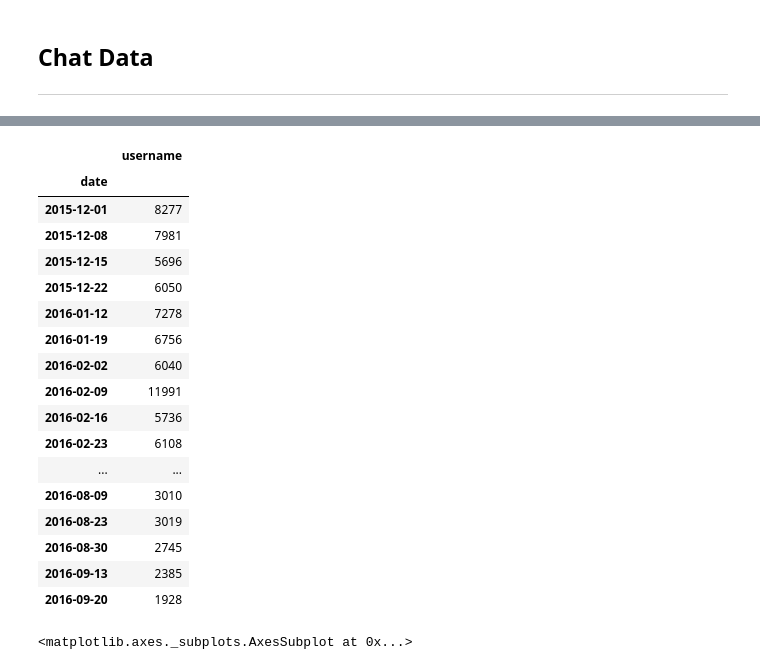
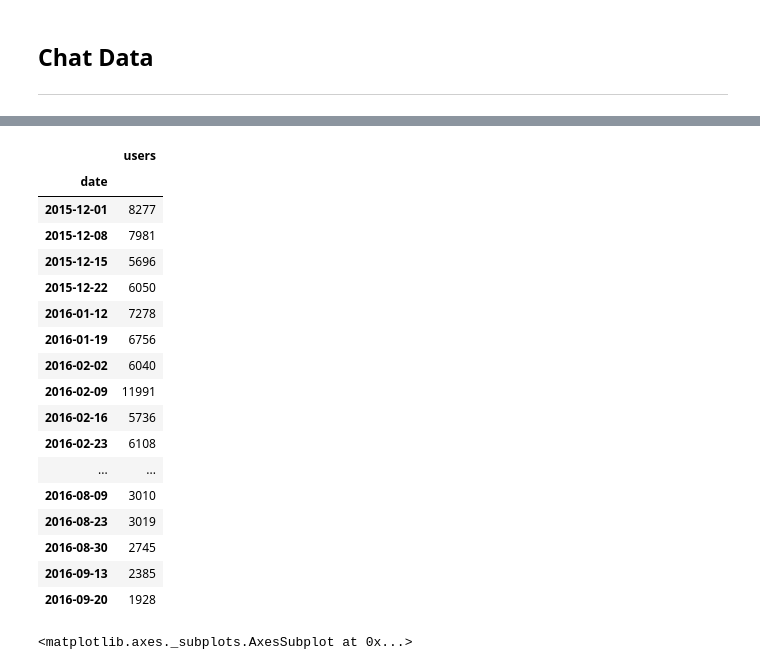
Before and after one commit to rbtvstats/rbtvstats, a Jupyter notebook: notebooks/chat_duell.ipynb, the cells around one changed output, grey strips where cells are left out. Drawn from its saved outputs; the diff is of its cells as text; code cells hidden in the pictures.

```diff
--- a/notebooks/chat_duell.ipynb
+++ b/notebooks/chat_duell.ipynb
@@ -29,7 +29,7 @@ chat = pd.DataFrame({}, columns=columns)
 
 #read chat files
 exp = re.compile('\[(.+?)\] <(.+?)> (.+)?')
-files = (os.listdir(CHAT_DATA_DIRECTORY))
+files = sorted(os.listdir(CHAT_DATA_DIRECTORY))
 for filename in files:
     if filename.endswith('.txt'):
         filepath = os.path.join(CHAT_DATA_DIRECTORY, filename)
@@ -89,33 +89,34 @@ chat.tail()
 # %%
 #prepare chat message data
 chatFiltered = chat
 
 #filter messages by time
 start = datetime.time(20, 15, 0)
 end = datetime.time(22, 0, 0)
 chatFiltered = chatFiltered.between_time(start, end)
 
 #filter messages containing `!cd`
 chatFiltered = chatFiltered[chatFiltered['message'].str.contains('!cd')]
 
 #filter meassages by weekday
 chatFiltered = chatFiltered[chatFiltered['weekday'] == 1]
 
 #group messages by date
 chatGrouped = chatFiltered.groupby('date')
 
 #filter groups by count threshold
 chatGrouped = chatGrouped.filter(lambda group: len(group) > 2000)
 
 #group messages by date
 chatGrouped = chatGrouped.groupby('date')
 
 #count (unique) users
 chatParticipants = chatGrouped.agg({'username': pd.Series.nunique})
+chatParticipants.columns = ['users']
 
 chatParticipants
 # %% [output]
-|  | username |
+|  | users |
 | date |  |
 | 2015-12-01 | 8277 |
 | 2015-12-08 | 7981 |
```
Also changed, not shown: parts of 3 cells of this notebook, 2 other files.
